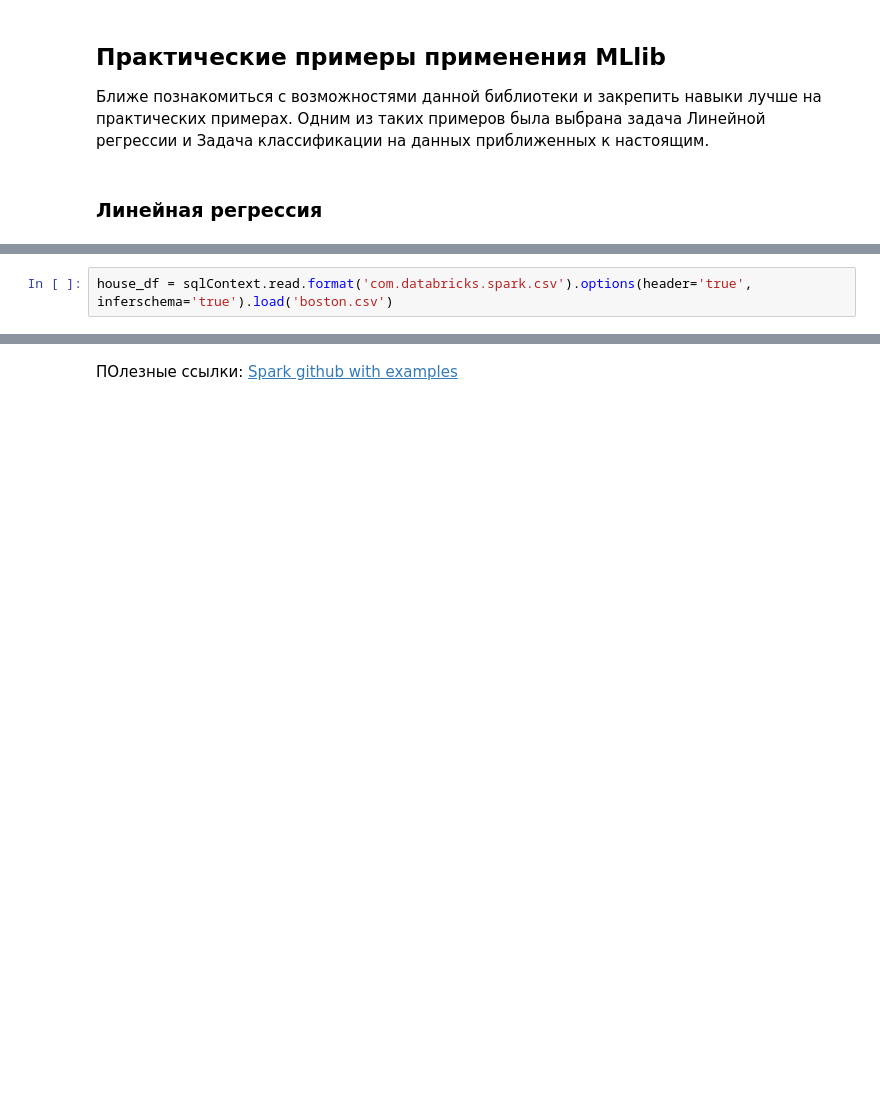
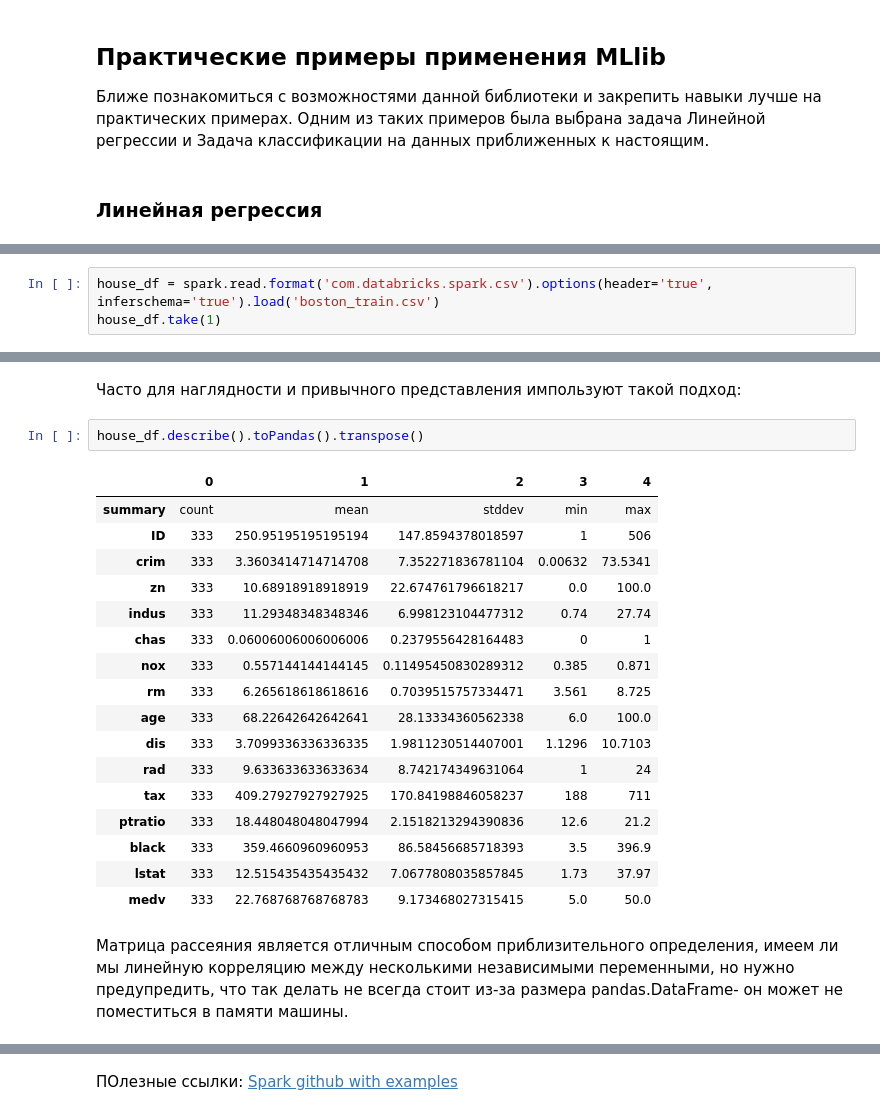
Before and after one commit to Rompil/hands-on, a Jupyter notebook: PySpark_ML.ipynb, the cells around one changed output, grey strips where cells are left out. Saved outputs shown, nothing was run; the diff lists cells and outputs as text; blank space fills up the shorter version.

```diff
--- a/PySpark_ML.ipynb
+++ b/PySpark_ML.ipynb
@@ -191,2 +237,3 @@ df.select(Summarizer.mean(df.features)).show(truncate=False)
 # %%
-house_df = sqlContext.read.format('com.databricks.spark.csv').options(header='true', inferschema='true').load('boston.csv')
+house_df = spark.read.format('com.databricks.spark.csv').options(header='true', inferschema='true').load('boston_train.csv')
+house_df.take(1)
@@ -204,0 +266,24 @@ boston_train.csv.1  100%[===================>]  23.56K  57.8KB/s    in 0.4s
+# %% [markdown]
+Часто для наглядности и привычного представления импользуют такой подход:
+# %%
+house_df.describe().toPandas().transpose()
+# %% [output]
+|  | 0 | 1 | 2 | 3 | 4 |
+| summary | count | mean | stddev | min | max |
+| ID | 333 | 250.95195195195194 | 147.8594378018597 | 1 | 506 |
+| crim | 333 | 3.3603414714714708 | 7.352271836781104 | 0.00632 | 73.5341 |
+| zn | 333 | 10.68918918918919 | 22.674761796618217 | 0.0 | 100.0 |
+| indus | 333 | 11.29348348348346 | 6.998123104477312 | 0.74 | 27.74 |
+| chas | 333 | 0.06006006006006006 | 0.2379556428164483 | 0 | 1 |
+| nox | 333 | 0.557144144144145 | 0.11495450830289312 | 0.385 | 0.871 |
+| rm | 333 | 6.265618618618616 | 0.7039515757334471 | 3.561 | 8.725 |
+| age | 333 | 68.22642642642641 | 28.13334360562338 | 6.0 | 100.0 |
+| dis | 333 | 3.7099336336336335 | 1.9811230514407001 | 1.1296 | 10.7103 |
+| rad | 333 | 9.633633633633634 | 8.742174349631064 | 1 | 24 |
+| tax | 333 | 409.27927927927925 | 170.84198846058237 | 188 | 711 |
+| ptratio | 333 | 18.448048048047994 | 2.1518213294390836 | 12.6 | 21.2 |
+| black | 333 | 359.4660960960953 | 86.58456685718393 | 3.5 | 396.9 |
+| lstat | 333 | 12.515435435435432 | 7.0677808035857845 | 1.73 | 37.97 |
+| medv | 333 | 22.768768768768783 | 9.173468027315415 | 5.0 | 50.0 |
+# %% [markdown]
+Матрица рассеяния является отличным способом приблизительного определения, имеем ли мы линейную корреляцию между несколькими независимыми переменными, но нужно предупредить, что так делать не всегда стоит из-за размера pandas.DataFrame- он может не поместиться в памяти машины.
```
Also changed, not shown: parts of 12 cells of this notebook.
